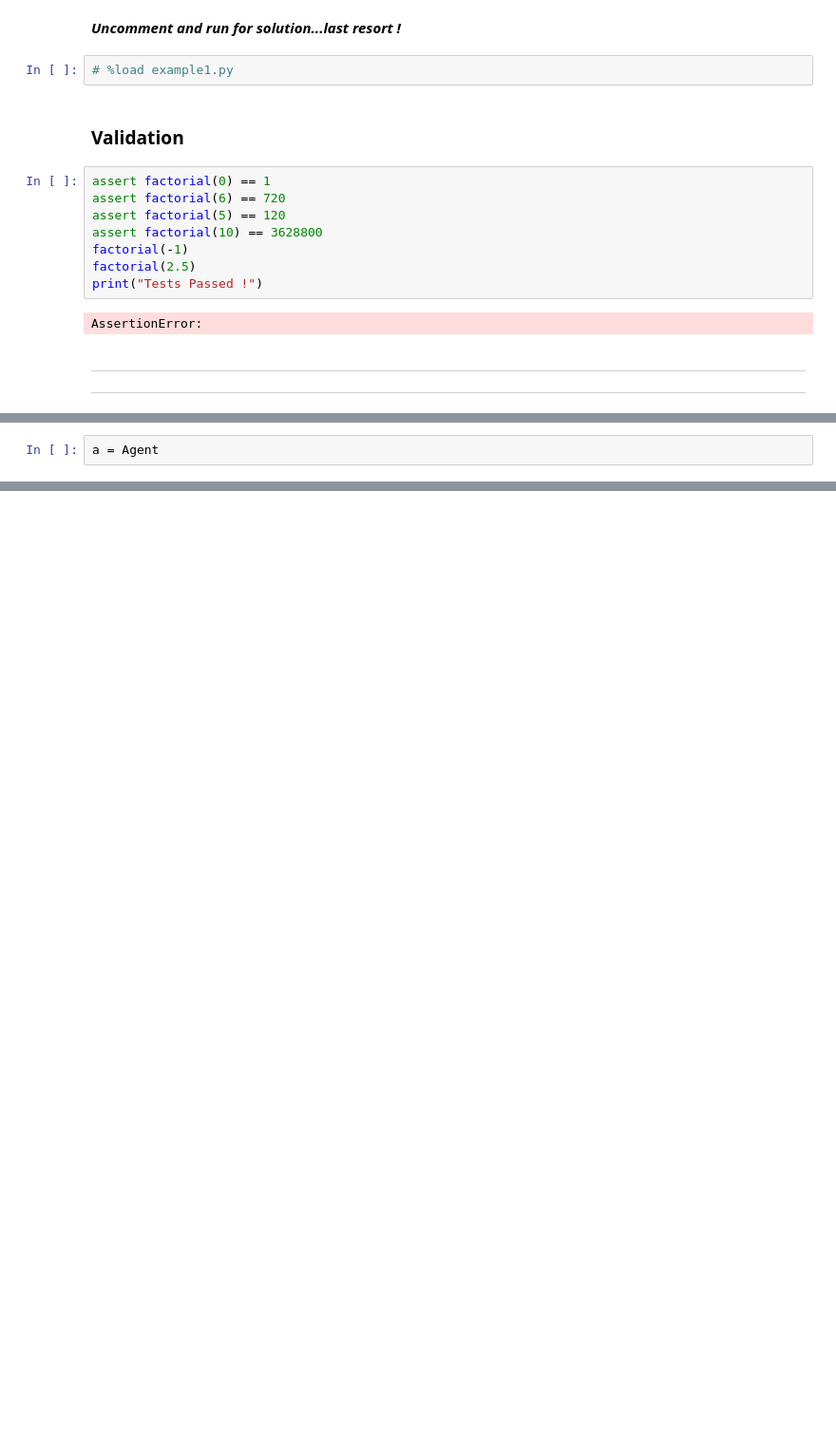
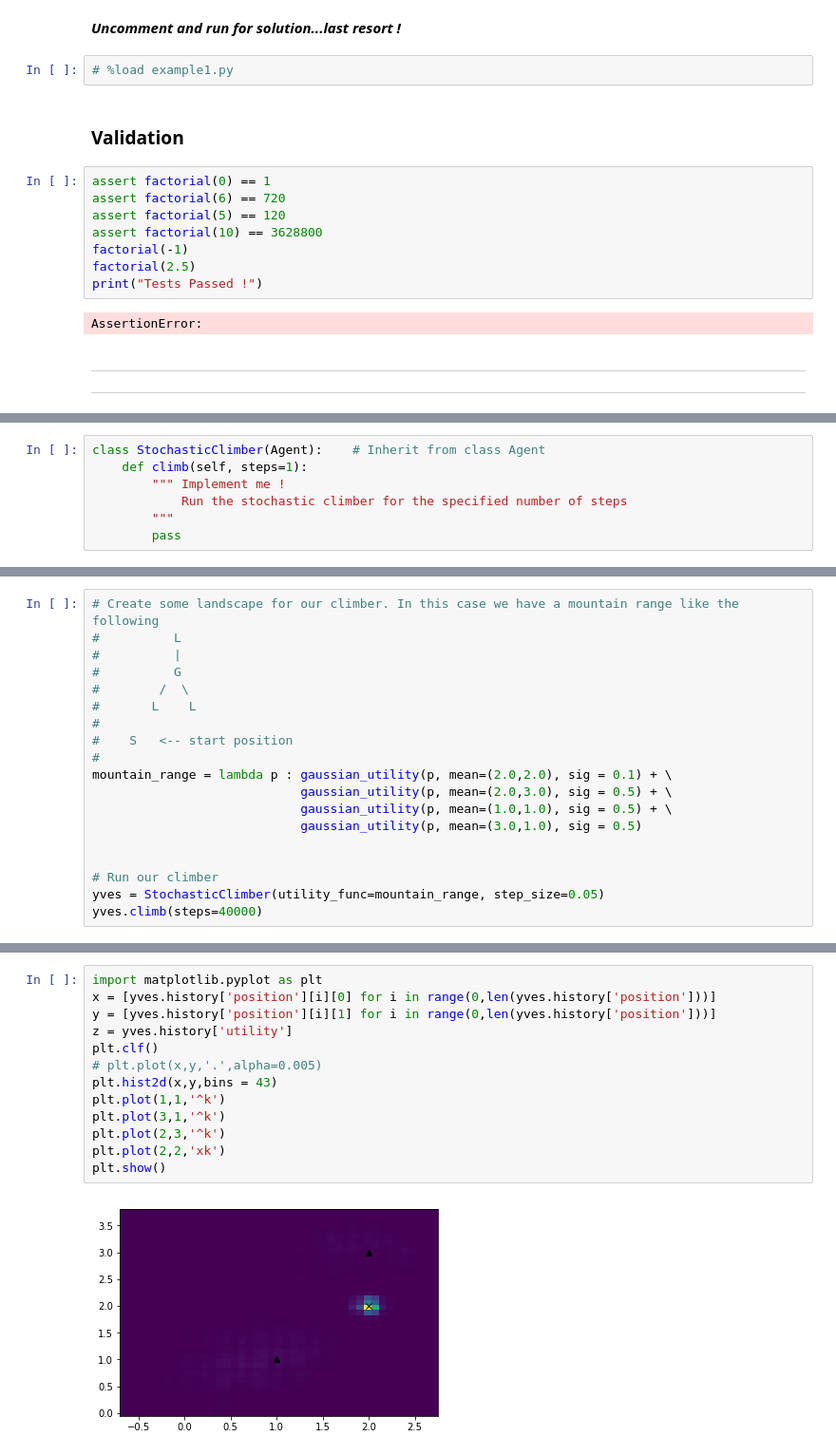
Before and after one commit to sphinxteam/mlphys, a Jupyter notebook: TP00/Intro to Python.ipynb, the cells around one changed output, grey strips where cells are left out. Shown at 95% size. Saved outputs shown, nothing was run; the diff lists cells and outputs as text; blank space fills up the shorter version.

```diff
--- a/TP00/Intro to Python.ipynb
+++ b/TP00/Intro to Python.ipynb
@@ -213,2 +195,0 @@ class Agent:
-# %%
-a = Agent
@@ -221,0 +414,7 @@ a
+# %%
+class StochasticClimber(Agent):    # Inherit from class Agent
+    def climb(self, steps=1):
+        """ Implement me !
+            Run the stochastic climber for the specified number of steps
+        """
+        pass
@@ -221,0 +427,19 @@ a
+# %%
+# Create some landscape for our climber. In this case we have a mountain range like the following
+#          L
+#          |
+#          G
+#        /  \
+#       L    L
+#
+#    S   <-- start position
+#
+mountain_range = lambda p : gaussian_utility(p, mean=(2.0,2.0), sig = 0.1) + \
+                            gaussian_utility(p, mean=(2.0,3.0), sig = 0.5) + \
+                            gaussian_utility(p, mean=(1.0,1.0), sig = 0.5) + \
+                            gaussian_utility(p, mean=(3.0,1.0), sig = 0.5)
+
+
+# Run our climber
+yves = StochasticClimber(utility_func=mountain_range, step_size=0.05)
+yves.climb(steps=40000)
@@ -221,0 +510,15 @@ a
+# %%
+import matplotlib.pyplot as plt
+x = [yves.history['position'][i][0] for i in range(0,len(yves.history['position']))]
+y = [yves.history['position'][i][1] for i in range(0,len(yves.history['position']))]
+z = yves.history['utility']
+plt.clf()
+# plt.plot(x,y,'.',alpha=0.005)
+plt.hist2d(x,y,bins = 43)
+plt.plot(1,1,'^k')
+plt.plot(3,1,'^k')
+plt.plot(2,3,'^k')
+plt.plot(2,2,'xk')
+plt.show()
+# %% [output]
+[figure, added]
```
Also changed, not shown: parts of 33 cells of this notebook, 1 other file.
